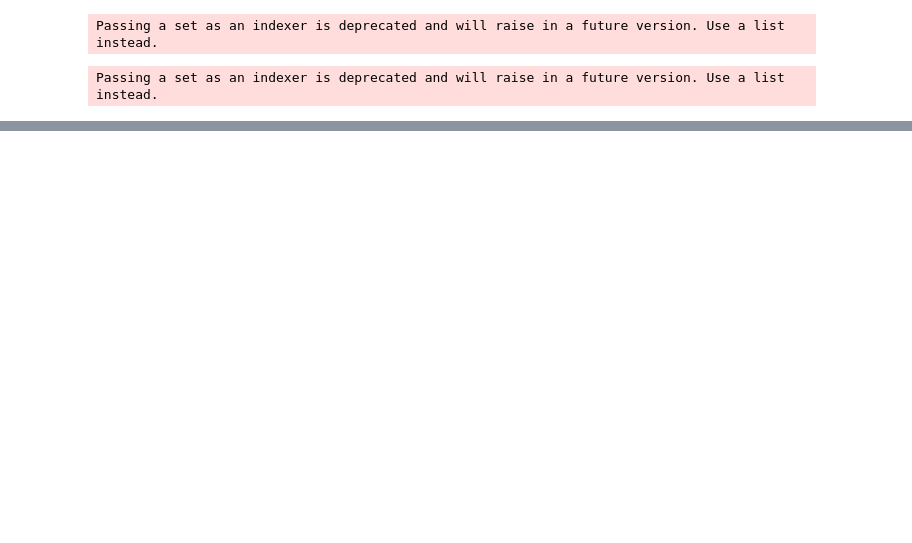
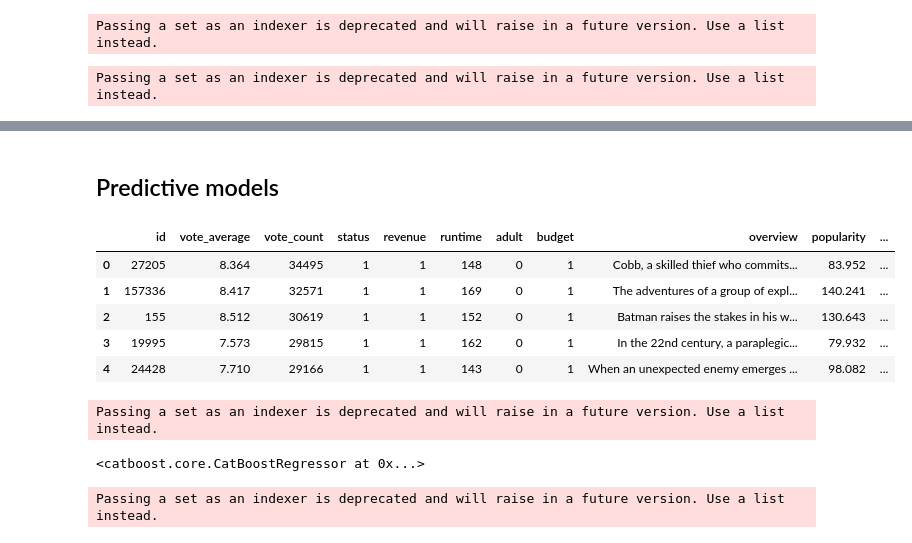
Before and after one commit to igmamedov/EAML_Films, a Jupyter notebook: Project work/ML.ipynb, the cells around one changed output, grey strips where cells are left out. Cells and saved outputs as stored; diff of their text form; code cells hidden in the pictures; blank space fills up the shorter version.

```diff
--- a/Project work/ML.ipynb
+++ b/Project work/ML.ipynb
@@ -64,0 +85,13 @@ rf = RandomForestRegressor()
+# %% [markdown]
+## Predictive models
+# %%
+df = pd.read_csv('df.csv', sep=';')
+# %%
+df.head()
+# %% [output]
+|  | id | vote_average | vote_count | status | revenue | runtime | adult | budget | overview | popularity | ... |
+| 0 | 27205 | 8.364 | 34495 | 1 | 1 | 148 | 0 | 1 | Cobb, a skilled thief who commits... | 83.952 | ... |
+| 1 | 157336 | 8.417 | 32571 | 1 | 1 | 169 | 0 | 1 | The adventures of a group of expl... | 140.241 | ... |
+| 2 | 155 | 8.512 | 30619 | 1 | 1 | 152 | 0 | 1 | Batman raises the stakes in his w... | 130.643 | ... |
+| 3 | 19995 | 7.573 | 29815 | 1 | 1 | 162 | 0 | 1 | In the 22nd century, a paraplegic... | 79.932 | ... |
+| 4 | 24428 | 7.710 | 29166 | 1 | 1 | 143 | 0 | 1 | When an unexpected enemy emerges ... | 98.082 | ... |
@@ -65 +113,10 @@ rf = RandomForestRegressor()
+# %%
+cb_pred.fit(X_train[features_pred], y_train)
+# %% [output]
+Passing a set as an indexer is deprecated and will raise in a future version. Use a list instead.
+<catboost.core.CatBoostRegressor at 0x...>
+# %%
+preds = cb_pred.predict(X_test[features])
+# %% [output]
+Passing a set as an indexer is deprecated and will raise in a future version. Use a list instead.
 # %%
```
Also changed, not shown: parts of 26 cells of this notebook.
